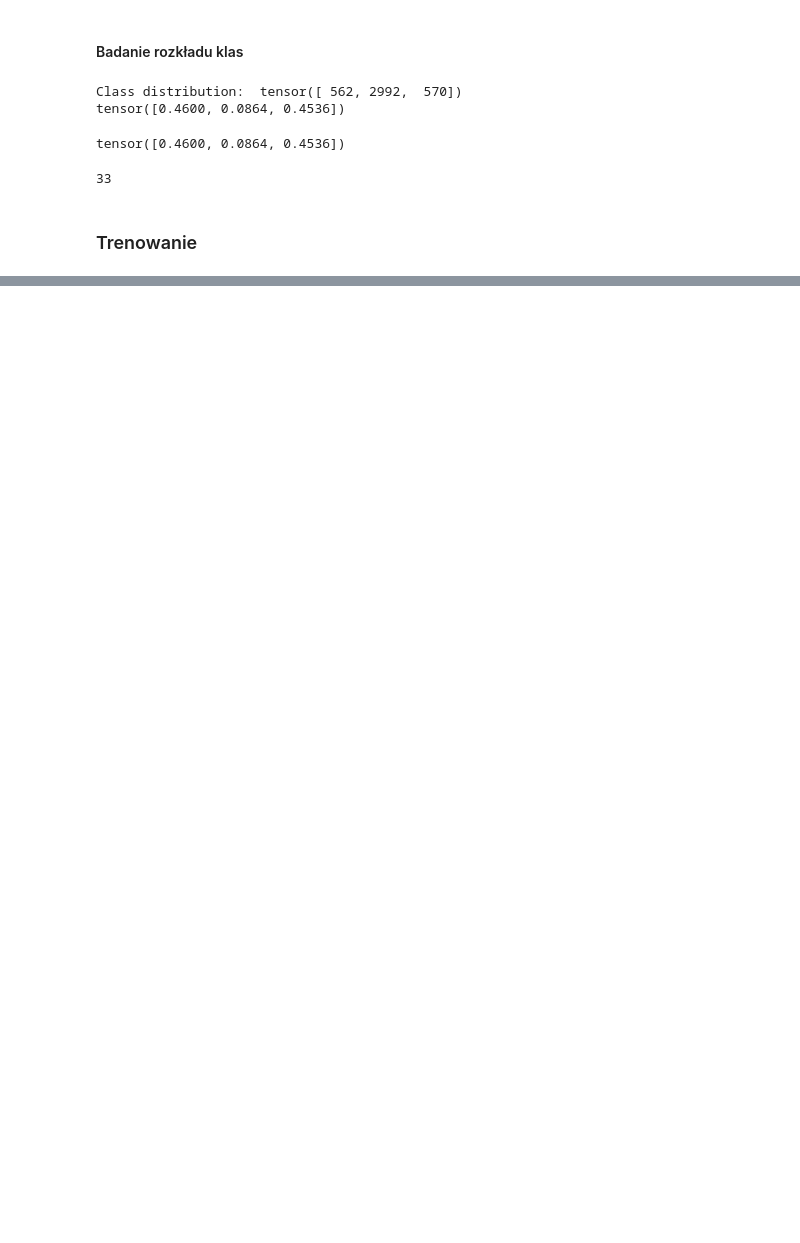
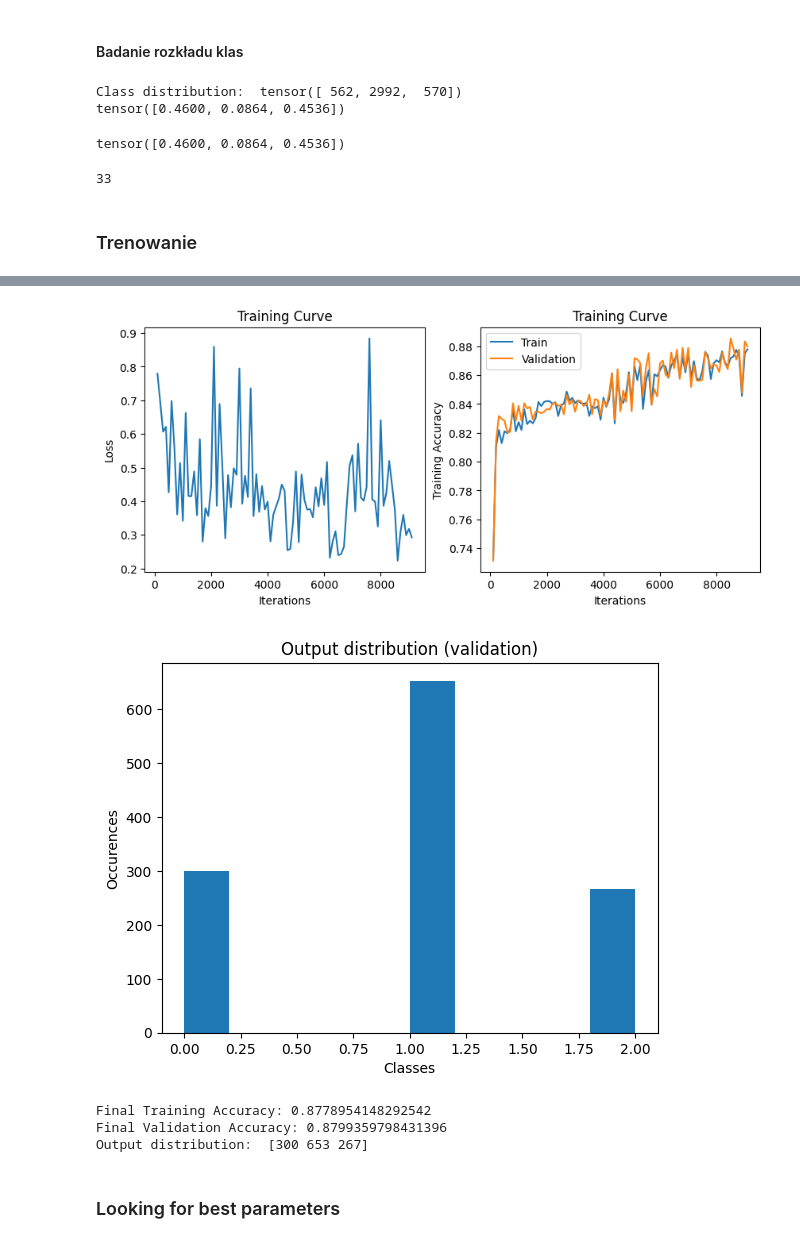
Before and after one commit to szymonsteccc/ssne_26L, a Jupyter notebook: mini_projekt_2/rozwiazanie.ipynb, the cells around one changed output, grey strips where cells are left out. Saved outputs shown, nothing was run; the diff lists cells and outputs as text; code cells hidden in the pictures; blank space fills up the shorter version.

Commit message:
chcecking best parameters

```diff
--- a/mini_projekt_2/rozwiazanie.ipynb
+++ b/mini_projekt_2/rozwiazanie.ipynb
@@ -264,8 +265,7 @@ def train(model,
           weight_decay=1e-3,
           log_every=10,
           weight_classes=True,
-          with_plot=True,
-          full_train=False
+          with_plot=True
           ):
 
     criterion = nn.CrossEntropyLoss(weight=Get_Class_Weights(weight_classes))
@@ -309,7 +309,7 @@ def train(model,
 
     output_distribution = None
     if validate_loader is not None:
-        _, output_distribution = Get_Accuracy(model, validate_loader, get_output_distribution=True, device=device)
+        _, output_distribution = Get_Accuracy(model, validate_loader, get_output_distribution=True)
 
     if with_plot and len(iters):
         plt.figure(figsize=(10, 4))
@@ -366,6 +366,5 @@ history = train(
     weight_decay=0.0001,
     log_every=100,
     weight_classes=True,
-    with_plot=True,
-    full_train=False
-)
+    with_plot=True)
+# %% [output]
@@ -371,0 +388,7 @@ history = train(
+[figure, added]
+[figure, added]
+Final Training Accuracy: 0.8778954148292542
+Final Validation Accuracy: 0.8799359798431396
+Output distribution:  [300 653 267]
+# %% [markdown]
+### Looking for best parameters
```
Also changed, not shown: parts of 6 cells of this notebook.
